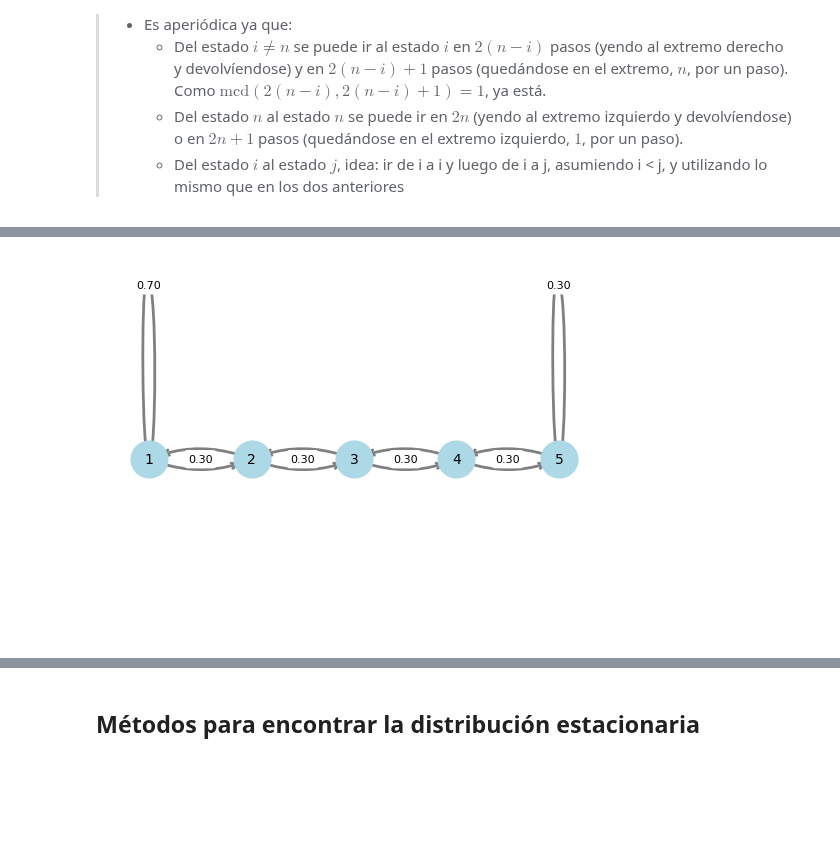
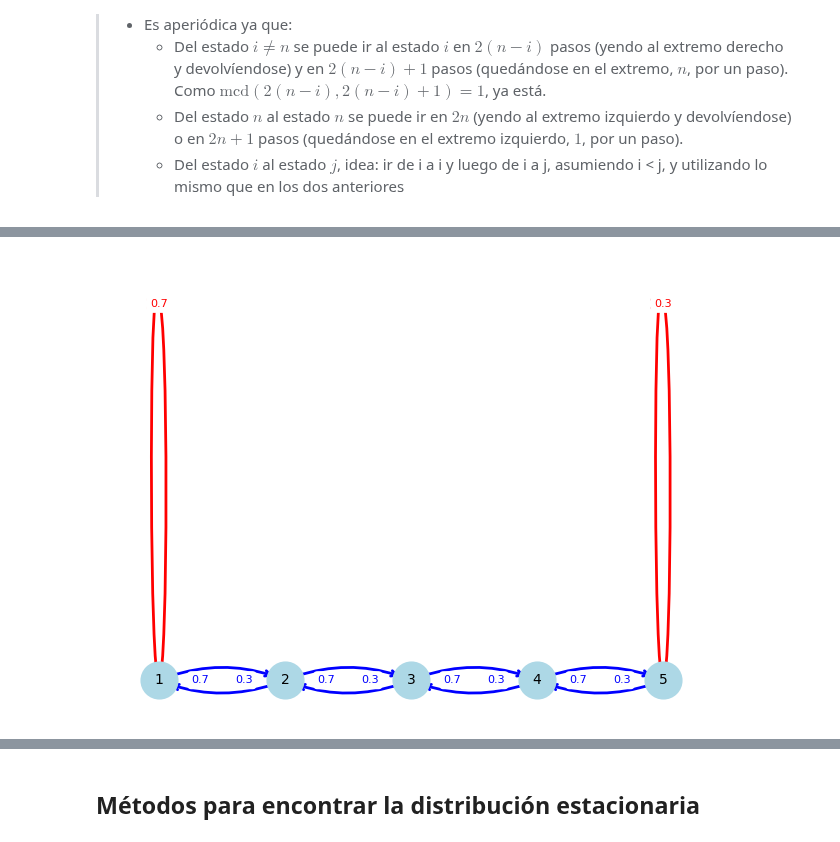
Before and after one commit to Unbo10/Markov, a Jupyter notebook: Homework_0.ipynb, the cells around one changed output, grey strips where cells are left out. Drawn from its saved outputs; the diff is of its cells as text; code cells hidden in the pictures; blank space fills up the shorter version.

Commit message:
feat(/): unify homework 0
Only having an issue with chain 2's time analysis and double plotting.

```diff
--- a/Homework_0.ipynb
+++ b/Homework_0.ipynb
@@ -71,7 +71,7 @@ Requirement already satisfied: pure-eval in ./.venv/lib/python3.13/site-packages
 ## Parámetros iniciales <a id="param"></a>
 # %%
 p_values: list[float] = [i/10 for i in range (1, 10)]
-n_values: list[int] = [n for n in range (2, 100)]
+n_values: list[int] = [n for n in range (2, 10)]
 # %% [markdown]
 ## Funciones extra
 # %% [markdown]
@@ -149,39 +151,84 @@ G = nx.MultiDiGraph()
 n: int = 5
 p: float = 0.3
 P: np.array = build_p_matrices(chain=1, p_values=[p], n_values=[n])[0]
-states: list[int] = [i for i in range (1, n + 1)]
-
-edges: list[tuple] = []
-k: int = 0
-for i in range(n):
-    for j in range(n):
-        if P[i][j] != 0:
-            edges.append((i + 1, j + 1, k))
-            k += 1
+states: list[int] = [i for i in range(1, n + 1)]
 
 print(P)
-print(edges)
 
 # Arrange nodes linearly on the x-axis
 pos = {state: (state, 0) for state in states}
 G.add_nodes_from(states)
-G.add_edges_from(edges)
 
-nx.draw_networkx_nodes(G, pos, node_color='lightblue', node_size=700)
-nx.draw_networkx_edges(G, pos, arrowstyle="->", arrowsize=10, edge_color='gray', width=2, connectionstyle="arc3,rad=0.2")
-nx.draw_networkx_labels(G, pos, font_size=10, font_color='black')
+# Separate self-loops and forward edges for different styling
+self_loops = []
+forward_edges = []
+self_loop_labels = {}
+forward_edge_labels = {}
 
-edge_labels = {}
 for i in range(n):
     for j in range(n):
         if P[i][j] != 0:
-            edge_labels[(i + 1, j + 1)] = f'{P[i][j]:.2f}'
+            edge = (i + 1, j + 1)
+            if i == j:  # Self-loop
+                self_loops.append(edge)
+                self_loop_labels[edge] = f'{P[i][j]:.1f}'
+            else:  # Forward edge
+                forward_edges.append(edge)
+                forward_edge_labels[edge] = f'{P[i][j]:.1f}'
 
-print(edge_labels)
+G.add_edges_from(self_loops)
+G.add_edges_from(forward_edges)
 
-nx.draw_networkx_edge_labels(G, pos, edge_labels, font_size=8)
+print("Self loops:", self_loops)
+print("Forward edges:", forward_edges)
+print("Self loop labels:", self_loop_labels)
+print("Forward edge labels:", forward_edge_labels)
+
+# Draw nodes
+nx.draw_networkx_nodes(G, pos, node_color='lightblue', node_size=700)
+
+# Draw self-loops with larger arc radius (above the nodes)
+if self_loops:
+    nx.draw_networkx_edges(G, pos,
+                          edgelist=self_loops,
+                          arrowstyle="->",
+                          arrowsize=15,
+                          edge_color='red',
+                          width=2,
+                          connectionstyle="arc3,rad=0.8")
+
+# Draw forward edges with smaller arc radius (below the nodes)
+if forward_edges:
+    nx.draw_networkx_edges(G, pos,
+                          edgelist=forward_edges,
+                          arrowstyle="->",
+                          arrowsize=10,
+                          edge_color='blue',
+                          width=2,
+                          connectionstyle="arc3,rad=-0.2")
+
+# Draw node labels
+nx.draw_networkx_labels(G, pos, font_size=10, font_color='black')
+
+# Draw edge labels with different positioning
+if self_loop_labels:
+    # Position self-loop labels above the nodes
+    nx.draw_networkx_edge_labels(G, pos,
+                                self_loop_labels,
+                                font_size=8,
+                                font_color='red',
+                                label_pos=0.5)
+
+if forward_edge_labels:
+    # Position forward edge labels on the edges (slightly below)
+    nx.draw_networkx_edge_labels(G, pos,
+                                forward_edge_labels,
+                                font_size=8,
+                                font_color='blue',
+                                label_pos=0.3)
 
 plt.axis('off')
+plt.tight_layout()
 plt.show()
 # %% [output]
 [[0.7 0.7 0.  0.  0. ]
@@ -194 +243 @@ plt.show()
-[figure, old version]
+[figure, new version]
```
Also changed, not shown: parts of 34 cells of this notebook, 2 other files.
